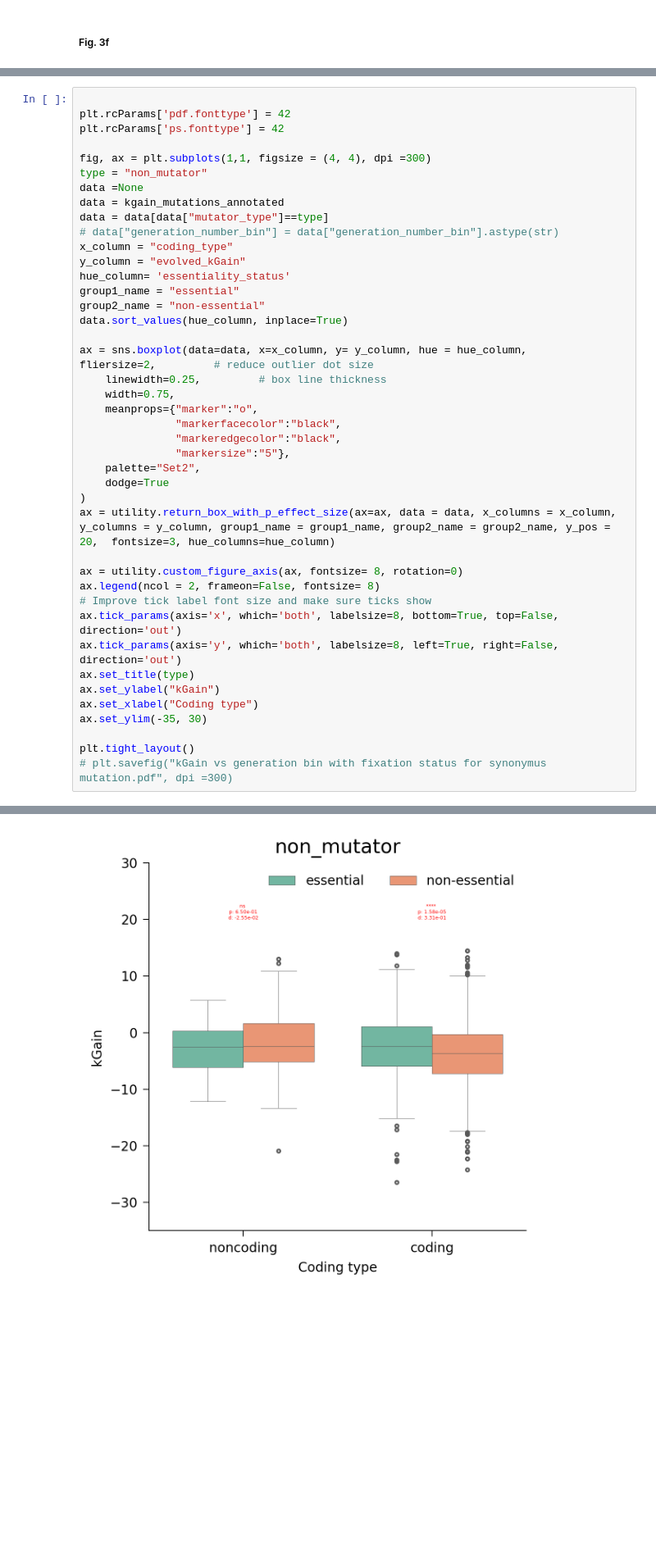
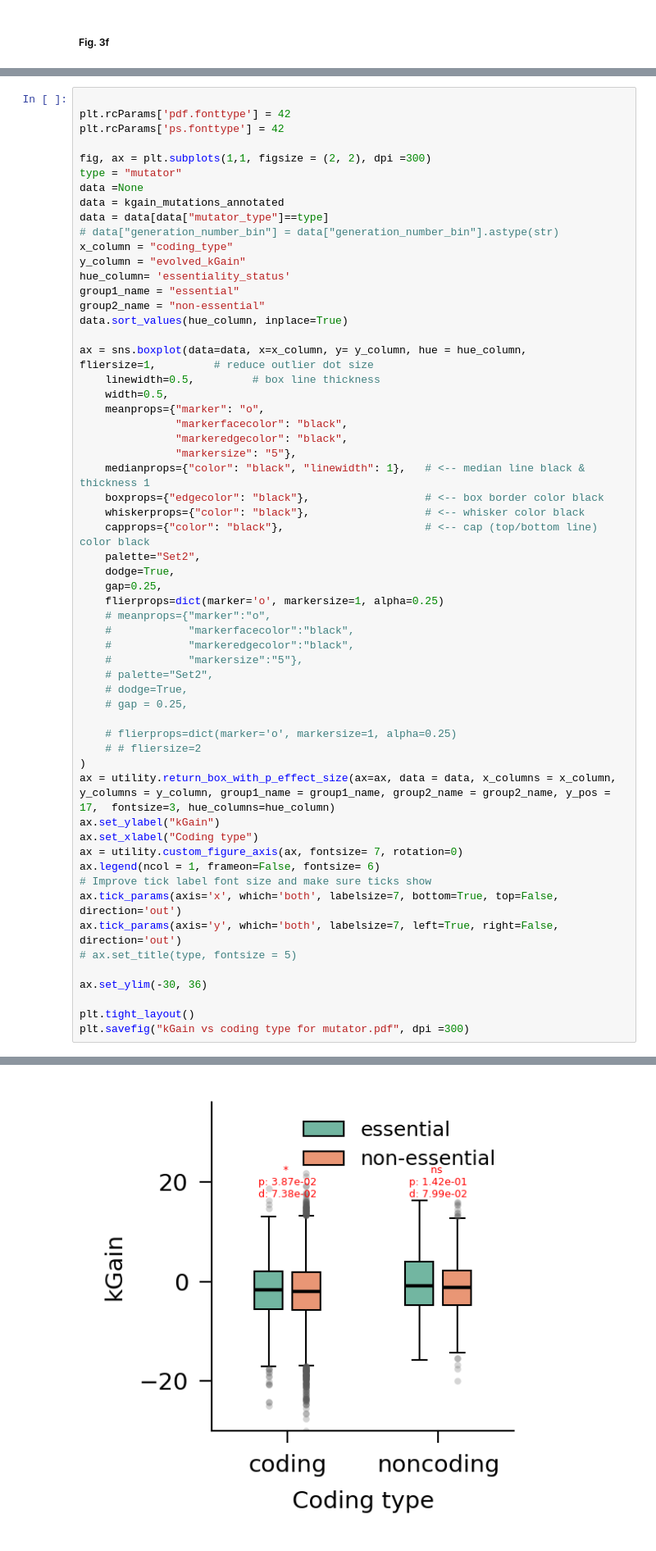
Before and after one commit to cellsemantics/Oligo_Promotion, a Jupyter notebook: figure/Supplementary/fig3/fig3fghijk.ipynb, the cells around one changed output, grey strips where cells are left out. Shown at 82% size. Drawn from its saved outputs; the diff is of its cells as text; blank space fills up the shorter version.

```diff
--- a/figure/Supplementary/fig3/fig3fghijk.ipynb
+++ b/figure/Supplementary/fig3/fig3fghijk.ipynb
@@ -829,8 +885,8 @@ kgain_mutations_annotated["mutator_type"] = kgain_mutations_annotated["populatio
 plt.rcParams['pdf.fonttype'] = 42
 plt.rcParams['ps.fonttype'] = 42
 
-fig, ax = plt.subplots(1,1, figsize = (4, 4), dpi =300)
-type = "non_mutator"
+fig, ax = plt.subplots(1,1, figsize = (2, 2), dpi =300)
+type = "mutator"
 data =None
 data = kgain_mutations_annotated
 data = data[data["mutator_type"]==type]
@@ -842,28 +898,44 @@ group1_name = "essential"
 group2_name = "non-essential"
 data.sort_values(hue_column, inplace=True)
 
-ax = sns.boxplot(data=data, x=x_column, y= y_column, hue = hue_column,     fliersize=2,         # reduce outlier dot size
-    linewidth=0.25,         # box line thickness
-    width=0.75,
-    meanprops={"marker":"o",
-               "markerfacecolor":"black",
-               "markeredgecolor":"black",
-               "markersize":"5"},
+ax = sns.boxplot(data=data, x=x_column, y= y_column, hue = hue_column,     fliersize=1,         # reduce outlier dot size
+    linewidth=0.5,         # box line thickness
+    width=0.5,
+    meanprops={"marker": "o",
+               "markerfacecolor": "black",
+               "markeredgecolor": "black",
+               "markersize": "5"},
+    medianprops={"color": "black", "linewidth": 1},   # <-- median line black & thickness 1
+    boxprops={"edgecolor": "black"},                  # <-- box border color black
+    whiskerprops={"color": "black"},                  # <-- whisker color black
+    capprops={"color": "black"},                      # <-- cap (top/bottom line) color black
     palette="Set2",
-    dodge=True
+    dodge=True,
+    gap=0.25,
+    flierprops=dict(marker='o', markersize=1, alpha=0.25)
+    # meanprops={"marker":"o",
+    #            "markerfacecolor":"black",
+    #            "markeredgecolor":"black",
+    #            "markersize":"5"},
+    # palette="Set2",
+    # dodge=True,
+    # gap = 0.25,
+
+    # flierprops=dict(marker='o', markersize=1, alpha=0.25)
+    # # fliersize=2
 )
-ax = utility.return_box_with_p_effect_size(ax=ax, data = data, x_columns = x_column, y_columns = y_column, group1_name = group1_name, group2_name = group2_name, y_pos = 20,  fontsize=3, hue_columns=hue_column)
-
-ax = utility.custom_figure_axis(ax, fontsize= 8, rotation=0)
-ax.legend(ncol = 2, frameon=False, fontsize= 8)
-# Improve tick label font size and make sure ticks show
-ax.tick_params(axis='x', which='both', labelsize=8, bottom=True, top=False, direction='out')
-ax.tick_params(axis='y', which='both', labelsize=8, left=True, right=False, direction='out')
-ax.set_title(type)
+ax = utility.return_box_with_p_effect_size(ax=ax, data = data, x_columns = x_column, y_columns = y_column, group1_name = group1_name, group2_name = group2_name, y_pos = 17,  fontsize=3, hue_columns=hue_column)
 ax.set_ylabel("kGain")
 ax.set_xlabel("Coding type")
-ax.set_ylim(-35, 30)
+ax = utility.custom_figure_axis(ax, fontsize= 7, rotation=0)
+ax.legend(ncol = 1, frameon=False, fontsize= 6)
+# Improve tick label font size and make sure ticks show
+ax.tick_params(axis='x', which='both', labelsize=7, bottom=True, top=False, direction='out')
+ax.tick_params(axis='y', which='both', labelsize=7, left=True, right=False, direction='out')
+# ax.set_title(type, fontsize = 5)
+
+ax.set_ylim(-30, 36)
 
 plt.tight_layout()
-# plt.savefig("kGain vs generation bin with fixation status for synonymus mutation.pdf", dpi =300)
+plt.savefig("kGain vs coding type for mutator.pdf", dpi =300)
 # %% [output]
@@ -872 +944 @@ P-value = 1.58e-05 and effect size = 3.31e-01 for coding,
-[figure, old version]
+[figure, new version]
```
Also changed, not shown: parts of 8 cells of this notebook.
